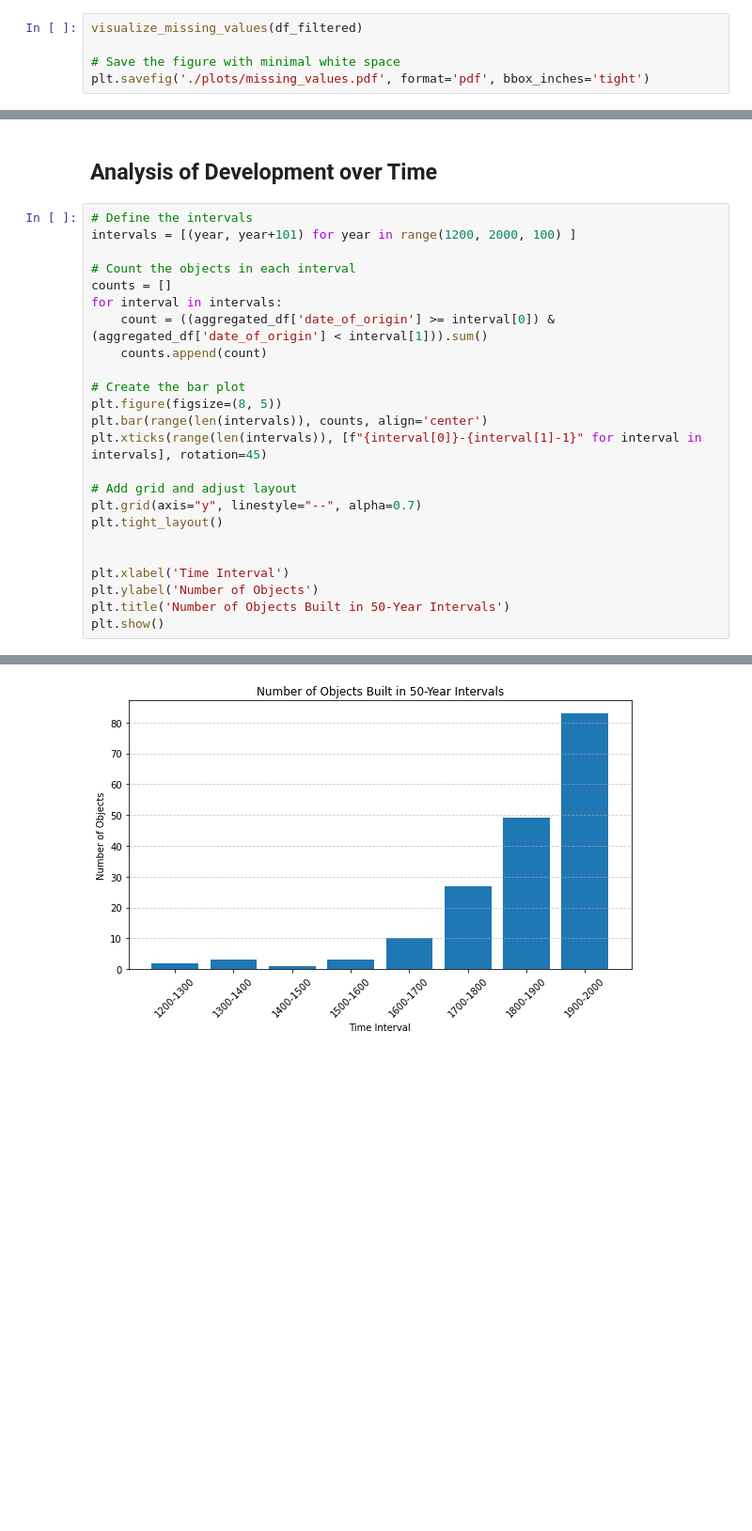
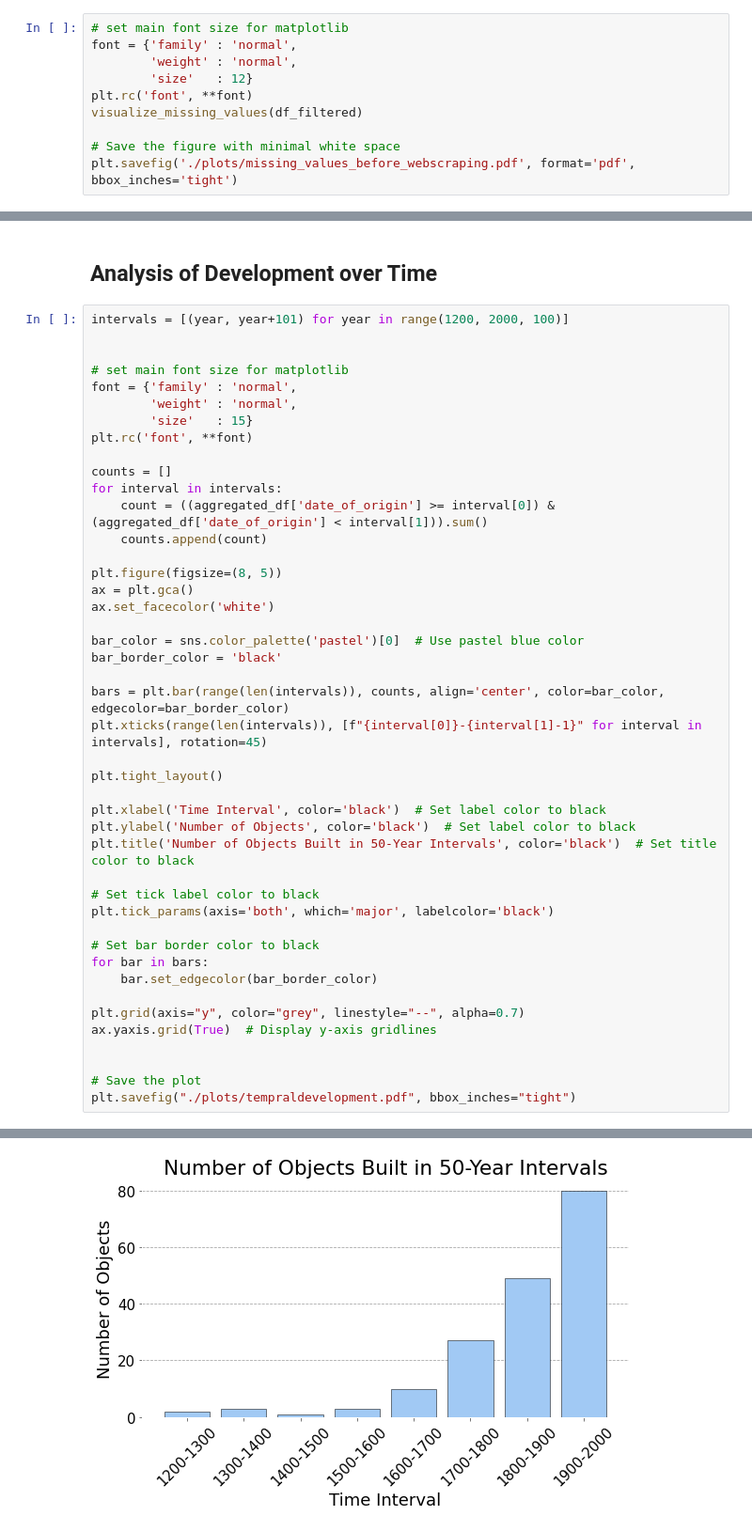
Before and after one commit to dario-x/history_seven, a Jupyter notebook: preprocessing/preprocessing.ipynb, the cells around one changed output, grey strips where cells are left out. Shown at 94% size. Saved outputs shown, nothing was run; the diff lists cells and outputs as text; blank space fills up the shorter version.

```diff
--- a/preprocessing/preprocessing.ipynb
+++ b/preprocessing/preprocessing.ipynb
@@ -249,8 +248,13 @@ def visualize_missing_values(dataframe):
     #rotate x labels
     _ = plt.xticks(rotation=30)
 # %%
+# set main font size for matplotlib
+font = {'family' : 'normal',
+        'weight' : 'normal',
+        'size'   : 12}
+plt.rc('font', **font)
 visualize_missing_values(df_filtered)
 
 # Save the figure with minimal white space
-plt.savefig('./plots/missing_values.pdf', format='pdf', bbox_inches='tight')
+plt.savefig('./plots/missing_values_before_webscraping.pdf', format='pdf', bbox_inches='tight')
 # %% [output]
@@ -559,27 +665,47 @@ missing values:  0
 # %% [markdown]
 ## Analysis of Development over Time
 # %%
-# Define the intervals
-intervals = [(year, year+101) for year in range(1200, 2000, 100) ]
+intervals = [(year, year+101) for year in range(1200, 2000, 100)]
 
-# Count the objects in each interval
+
+# set main font size for matplotlib
+font = {'family' : 'normal',
+        'weight' : 'normal',
+        'size'   : 15}
+plt.rc('font', **font)
+
 counts = []
 for interval in intervals:
     count = ((aggregated_df['date_of_origin'] >= interval[0]) & (aggregated_df['date_of_origin'] < interval[1])).sum()
     counts.append(count)
 
-# Create the bar plot
 plt.figure(figsize=(8, 5))
-plt.bar(range(len(intervals)), counts, align='center')
+ax = plt.gca()
+ax.set_facecolor('white')
+
+bar_color = sns.color_palette('pastel')[0]  # Use pastel blue color
+bar_border_color = 'black'
+
+bars = plt.bar(range(len(intervals)), counts, align='center', color=bar_color, edgecolor=bar_border_color)
 plt.xticks(range(len(intervals)), [f"{interval[0]}-{interval[1]-1}" for interval in intervals], rotation=45)
 
-# Add grid and adjust layout
-plt.grid(axis="y", linestyle="--", alpha=0.7)
 plt.tight_layout()
 
+plt.xlabel('Time Interval', color='black')  # Set label color to black
+plt.ylabel('Number of Objects', color='black')  # Set label color to black
+plt.title('Number of Objects Built in 50-Year Intervals', color='black')  # Set title color to black
 
-plt.xlabel('Time Interval')
-plt.ylabel('Number of Objects')
-plt.title('Number of Objects Built in 50-Year Intervals')
-plt.show()
+# Set tick label color to black
+plt.tick_params(axis='both', which='major', labelcolor='black')
+
+# Set bar border color to black
+for bar in bars:
+    bar.set_edgecolor(bar_border_color)
+
+plt.grid(axis="y", color="grey", linestyle="--", alpha=0.7)
+ax.yaxis.grid(True)  # Display y-axis gridlines
+
+
+# Save the plot
+plt.savefig("./plots/tempraldevelopment.pdf", bbox_inches="tight")
 # %% [output]
@@ -586,2 +713,2 @@ plt.show()
-[figure, old version]
+[figure, new version]
 # %%
```
Also changed, not shown: parts of 21 cells of this notebook, 21 other files.
